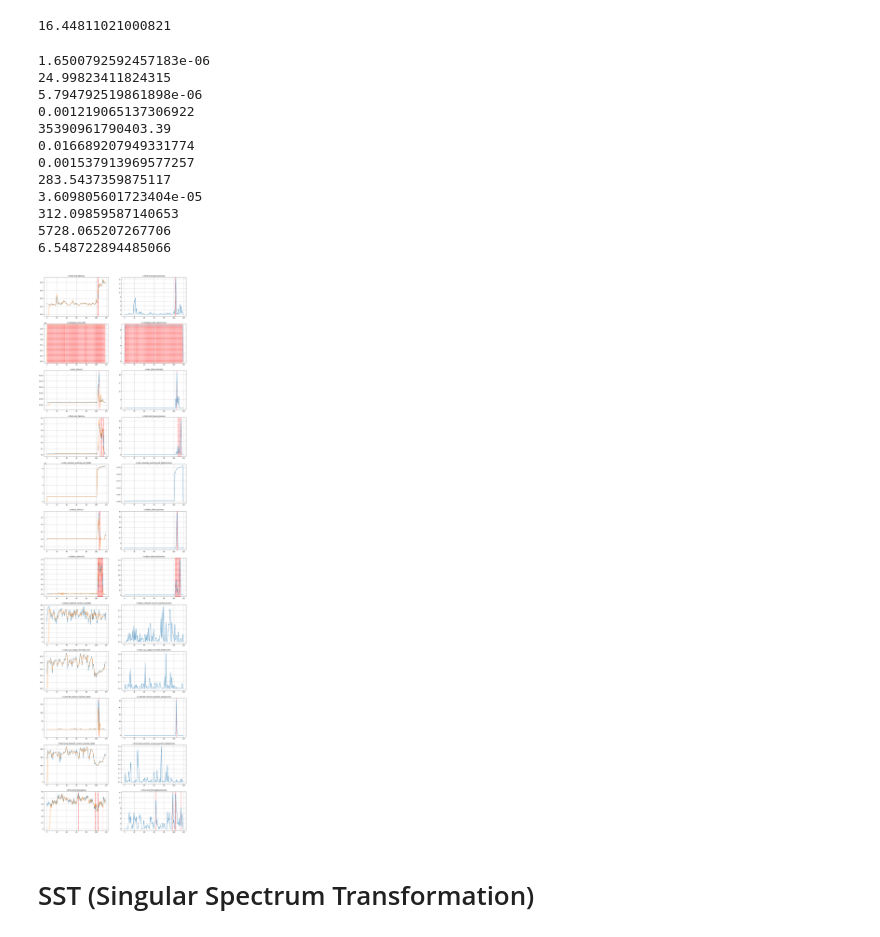
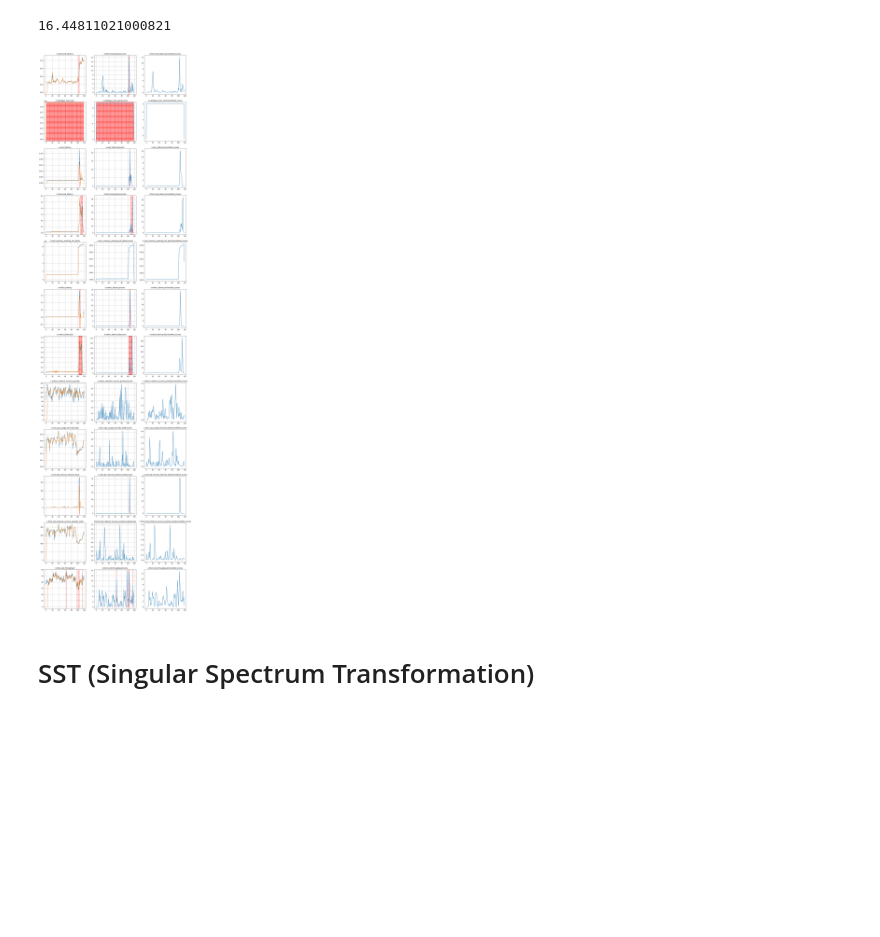
Before and after one commit to ai4sre/meltria-analyzer, a Jupyter notebook: notebooks/investigate_ar-based-ad_issue.ipynb, the cells around one changed output. Cells and saved outputs as stored; diff of their text form; code cells hidden in the pictures; blank space fills up the shorter version.

Commit message:
notebooks: try smoothing anomaly scores from AR model

```diff
--- a/notebooks/investigate_ar-based-ad_issue.ipynb
+++ b/notebooks/investigate_ar-based-ad_issue.ipynb
@@ -188,42 +188,37 @@ abn_th
 # %%
 from tsdr.outlierdetection.ar import AROutlierDetector
 import scipy.stats
 
 cases = sockshop.testcases_of_sockshop
-fig, axs = plt.subplots(len(cases), ncols=2)
+fig, axs = plt.subplots(len(cases), ncols=3)
 fig.set_size_inches(18, 6*len(cases))
 for case, ax in zip(cases, axs):
     ts = np.array(case['datapoints'])
+
+    # Phase 1
     ar = AROutlierDetector(ts)
     ar.fit(regression='n', ic='bic')
     preds, sig2 = ar.predict()
     scores = ar.anomaly_scores()
     outliers = ar.detect_by_fitting_dist(scores, threshold=0.01)[0]
     for (idx, score) in outliers:
-        for a in ax:
-            a.axvline(idx, color='red', linestyle='dashed', label='breaks')
+        ax[0].axvline(idx, color='red', linestyle='dashed', label='breaks')
+        ax[1].axvline(idx, color='red', linestyle='dashed', label='breaks')
     ax[0].set_title(case['name'])
     ax[0].plot(ts)
     ax[0].plot([0.0]*ar._lag + list(preds))
     ax[1].set_title(case['name'] + '/scores')
     ax[1].plot(scores)
     ax[0].grid()
     ax[1].grid()
+
+    # Phase 2
+    smoothed_scores = tsdr.smooth_with_ma(scores, tsifter_moving_average_window_size=4)
+    ax[2].set_title(case['name'] + '/smoothed_scores')
+    ax[2].plot(smoothed_scores)
 plt.show()
 # %% [output]
-1.6500792592457183e-06
-24.99823411824315
-5.794792519861898e-06
-0.001219065137306922
-35390961790403.39
-0.016689207949331774
-0.001537913969577257
-283.5437359875117
-3.609805601723404e-05
-312.09859587140653
-5728.065207267706
-6.548722894485066
-[figure, old version]
+[figure, new version]
 # %% [markdown]
 # SST (Singular Spectrum Transformation)
 # %%
```
